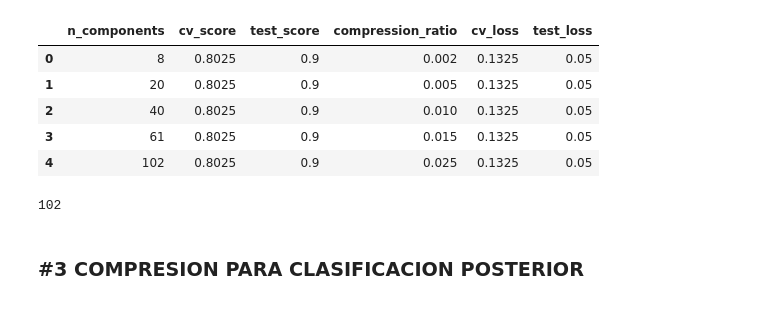
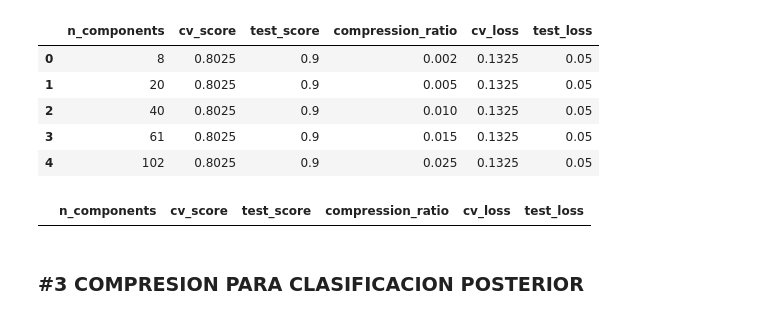
Before and after one commit to albamrm/ONLINE_DS_THEBRIDGE_ALBAMRM, a Jupyter notebook: Sprint_16/Unidad_1/Practica_Obligatoria/18_Practica_Obligatoria_No_Supervisado_PCA.ipynb, the cells around one changed output. Saved outputs shown, nothing was run; the diff lists cells and outputs as text; code cells hidden in the pictures.

```diff
--- a/Sprint_16/Unidad_1/Practica_Obligatoria/18_Practica_Obligatoria_No_Supervisado_PCA.ipynb
+++ b/Sprint_16/Unidad_1/Practica_Obligatoria/18_Practica_Obligatoria_No_Supervisado_PCA.ipynb
@@ -170,10 +170,10 @@ df_resultados.head()
 | 3 | 61 | 0.8025 | 0.9 | 0.015 | 0.1325 | 0.05 |
 | 4 | 102 | 0.8025 | 0.9 | 0.025 | 0.1325 | 0.05 |
 # %%
-n_componenetes = df_resultados[(df_resultados["cv_loss"] <= 0.03) & (df_resultados["test_loss"] <= 0.03) | (df_resultados["cv_loss"] <= 0.05) & (df_resultados["test_loss"] <= 0.05)]
+n_componentes = df_resultados[(df_resultados["cv_loss"] <= 0.03) & (df_resultados["test_loss"] <= 0.03) | (df_resultados["cv_loss"] <= 0.05) & (df_resultados["test_loss"] <= 0.05)]
 n_componentes
 # %% [output]
-102
+|  | n_components | cv_score | test_score | compression_ratio | cv_loss | test_loss |
 # %% [markdown]
 ### #3 COMPRESION PARA CLASIFICACION POSTERIOR
 # %% [markdown]
```
Also changed, not shown: parts of 2 cells of this notebook.
